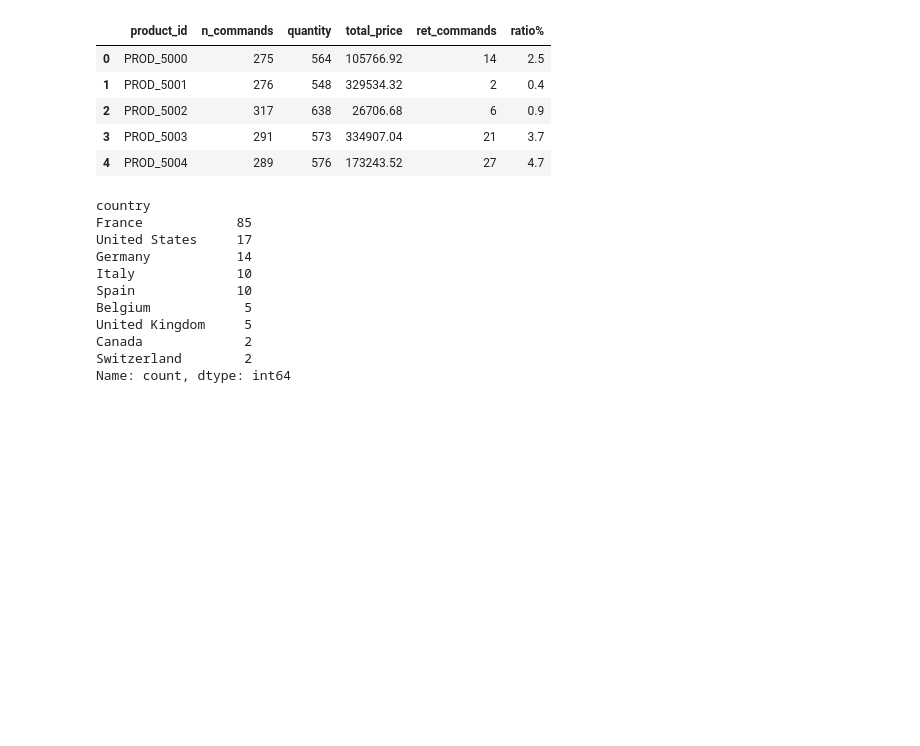
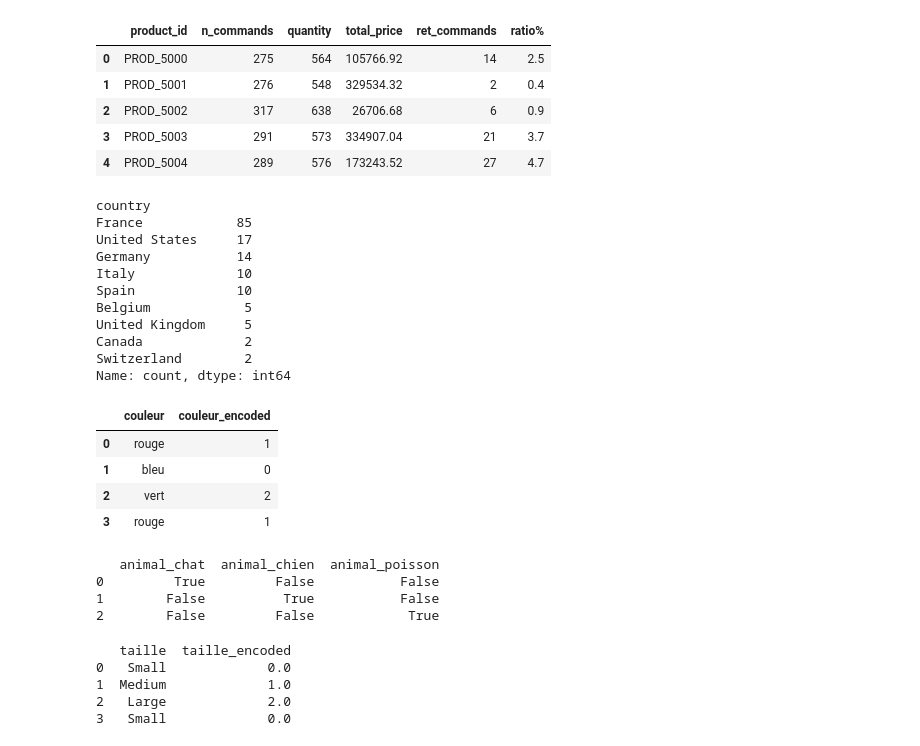
Before and after one commit to Hassan-essoufi/E-commerce_data_analytics_with_PowerBi, a Jupyter notebook: file.ipynb, the cells around one changed output. Drawn from its saved outputs; the diff is of its cells as text; code cells hidden in the pictures; blank space fills up the shorter version.

```diff
--- a/file.ipynb
+++ b/file.ipynb
@@ -1102,3 +1104,46 @@ def create_geographic_features(df_geolocation):
 
     df_final = df_out.merge(country_city_count, on='country', how='inner').groupby('country')
     return df_final
+# %%
+from sklearn.preprocessing import LabelEncoder
+import pandas as pd
+
+df = pd.DataFrame({"couleur": ["rouge", "bleu", "vert", "rouge"]})
+
+encoder = LabelEncoder()
+df["couleur_encoded"] = encoder.fit_transform(df["couleur"])
+df
+# %% [output]
+|  | couleur | couleur_encoded |
+| 0 | rouge | 1 |
+| 1 | bleu | 0 |
+| 2 | vert | 2 |
+| 3 | rouge | 1 |
+# %%
+import pandas as pd
+
+df = pd.DataFrame({"animal": ["chat", "chien", "poisson"]})
+
+df_encoded = pd.get_dummies(df, columns=["animal"], drop_first=False)
+print(df_encoded)
+# %% [output]
+   animal_chat  animal_chien  animal_poisson
+0         True         False           False
+1        False          True           False
+2        False         False            True
+# %%
+import pandas as pd
+from sklearn.preprocessing import OrdinalEncoder
+
+df = pd.DataFrame({"taille": ["Small", "Medium", "Large", "Small"]})
+
+encoder = OrdinalEncoder(categories=[["Small", "Medium", "Large"]])
+df["taille_encoded"] = encoder.fit_transform(df[["taille"]])
+
+print(df)
+# %% [output]
+   taille  taille_encoded
+0   Small             0.0
+1  Medium             1.0
+2   Large             2.0
+3   Small             0.0
```
Also changed, not shown: parts of 4 cells of this notebook, 1 other file.
